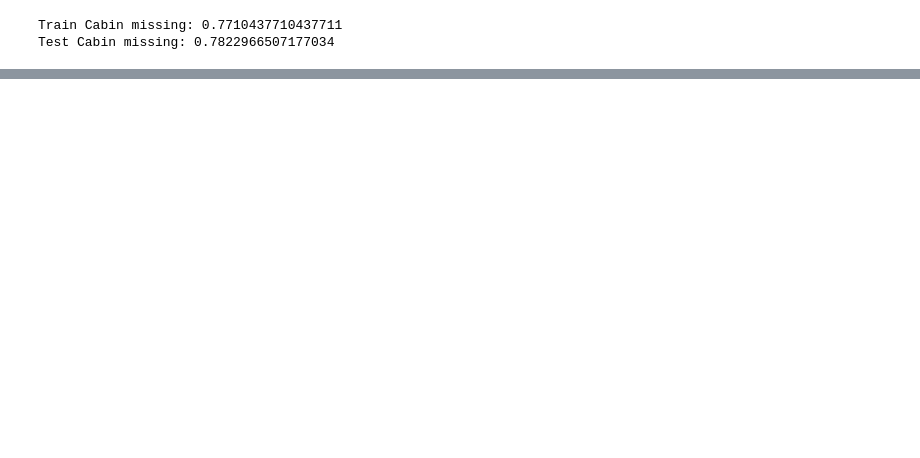
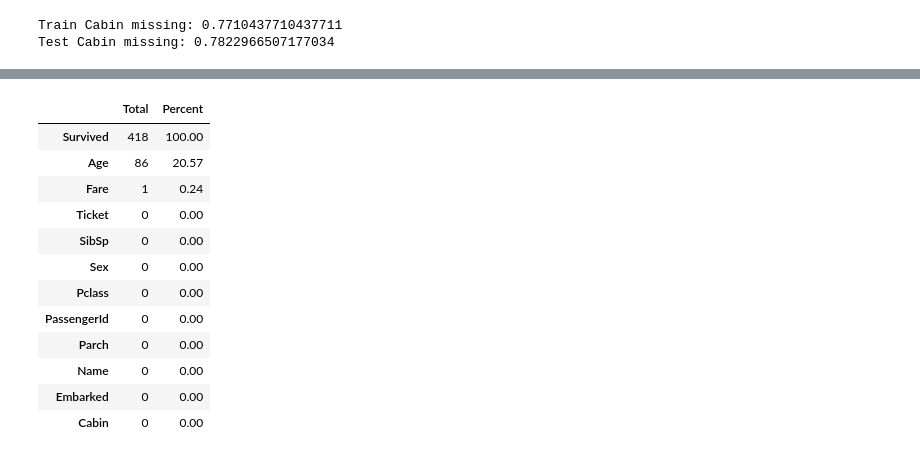
Before and after one commit to escalante-eric/kaggle-projects, a Jupyter notebook: titanic_project/prepare.ipynb, the cells around one changed output, grey strips where cells are left out. Cells and saved outputs as stored; diff of their text form; code cells hidden in the pictures; blank space fills up the shorter version.

```diff
--- a/titanic_project/prepare.ipynb
+++ b/titanic_project/prepare.ipynb
@@ -114,0 +210,18 @@ KeyError: nan
+# %%
+total_missing = test_data.isnull().sum().sort_values(ascending = False)
+percent = round(test_data.isnull().sum().sort_values(ascending = False)/len(test_data)*100, 2)
+pd.concat([total_missing, percent], axis = 1,keys= ['Total', 'Percent'])
+# %% [output]
+|  | Total | Percent |
+| Survived | 418 | 100.00 |
+| Age | 86 | 20.57 |
+| Fare | 1 | 0.24 |
+| Ticket | 0 | 0.00 |
+| SibSp | 0 | 0.00 |
+| Sex | 0 | 0.00 |
+| Pclass | 0 | 0.00 |
+| PassengerId | 0 | 0.00 |
+| Parch | 0 | 0.00 |
+| Name | 0 | 0.00 |
+| Embarked | 0 | 0.00 |
+| Cabin | 0 | 0.00 |
```
Also changed, not shown: parts of 15 cells of this notebook, 1 other file.
